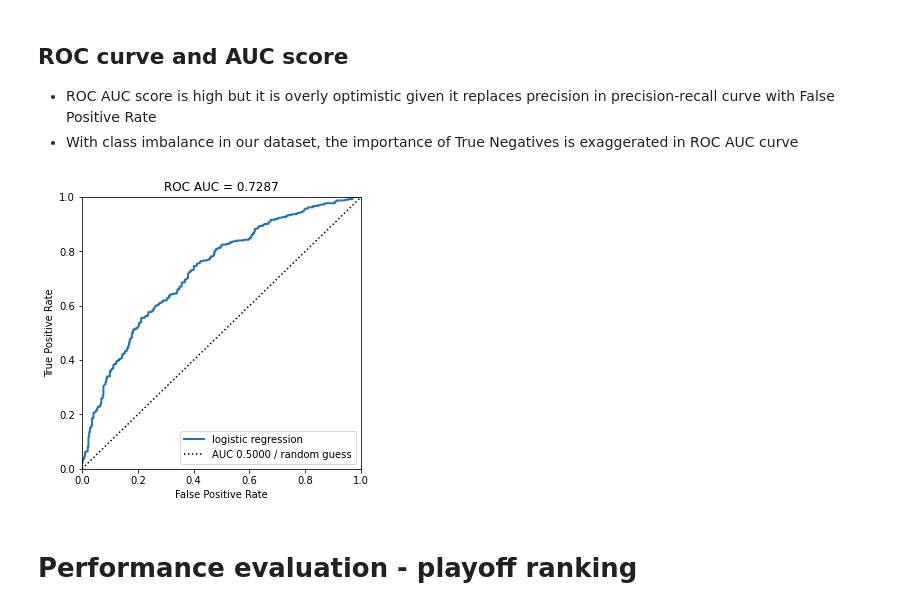
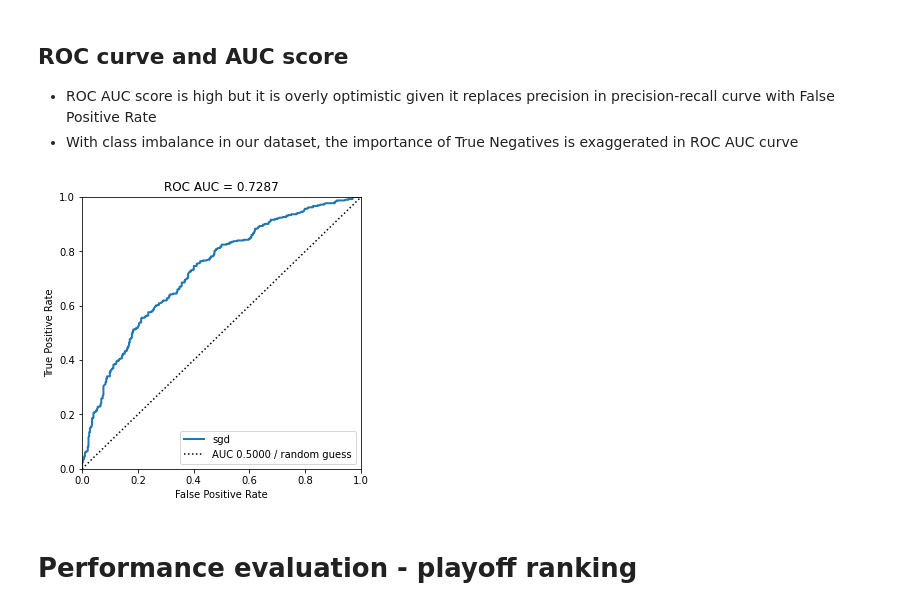
Before and after one commit to WillKWL/Project-NBAGames, a Jupyter notebook: source/3_playoff_games_test_set_evaluation.ipynb, the cells around one changed output. Drawn from its saved outputs; the diff is of its cells as text; code cells hidden in the pictures.

```diff
--- a/source/3_playoff_games_test_set_evaluation.ipynb
+++ b/source/3_playoff_games_test_set_evaluation.ipynb
@@ -535,18 +535,18 @@ array([[362,  30],
 # %%
 fpr, tpr, _ = roc_curve(y_test, y_probs)
 plt.figure(figsize=(5, 5))
-plt.plot(fpr, tpr, linewidth = 2, label = f"logistic regression")
+plt.plot(fpr, tpr, linewidth = 2, label = f"{best_model.steps[-1][0]}")
 plt.plot([0,1], [0,1], 'k:', label = "AUC 0.5000 / random guess")
 plt.xlim(0,1)
 plt.ylim(0,1)
 plt.title(f"ROC AUC = {roc_auc_score(y_test, y_probs):0.4f}")
 plt.xlabel("False Positive Rate")
 plt.ylabel("True Positive Rate")
 plt.legend()
 
 plt.show()
 # %% [output]
-[figure, old version]
+[figure, new version]
 # %% [markdown]
 # Performance evaluation - playoff ranking
 # %%
```
Also changed, not shown: parts of 1 cell of this notebook.
